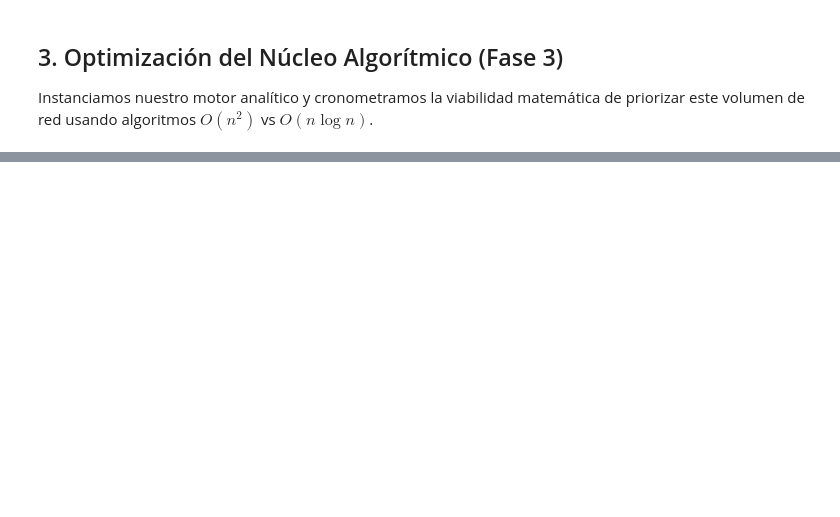
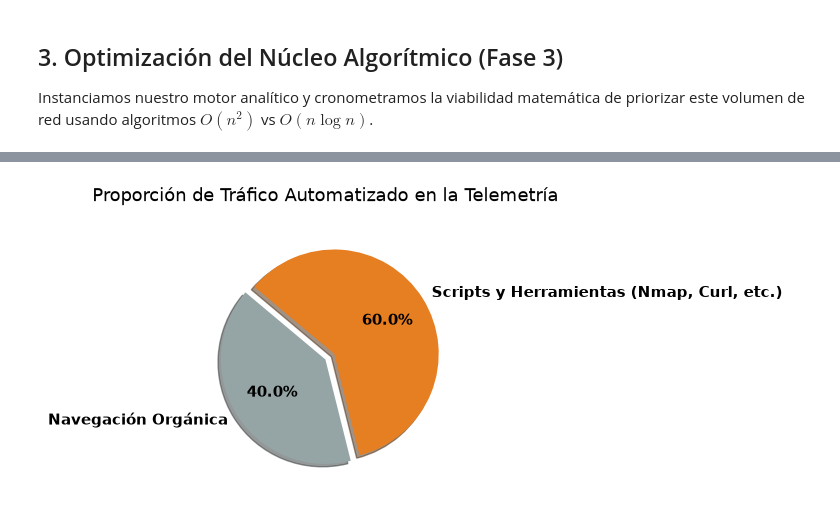
Before and after one commit to pnunezcarreno/proyecto-grupo10-mcdi500, a Jupyter notebook: F4/F4_Visualizacion.ipynb, the cells around one changed output, grey strips where cells are left out. Saved outputs shown, nothing was run; the diff lists cells and outputs as text; code cells hidden in the pictures; blank space fills up the shorter version.

```diff
--- a/F4/F4_Visualizacion.ipynb
+++ b/F4/F4_Visualizacion.ipynb
@@ -100,0 +177,20 @@ print("Pruebas completadas.")
+# %%
+# GRÁFICO 3: TRÁFICO AUTOMATIZADO (PIE CHART)
+automatizado = len(df_procesado[df_procesado['is_automated_ua'] == 1])
+organico = len(df_procesado[df_procesado['is_automated_ua'] == 0])
+
+etiquetas = ['Navegación Orgánica', 'Scripts y Herramientas (Nmap, Curl, etc.)']
+valores = [organico, automatizado]
+colores = ['#95a5a6', '#e67e22']
+explosion = (0, 0.1)  # Destacar el tráfico malicioso
+
+plt.figure(figsize=(7, 7))
+plt.pie(valores, explode=explosion, labels=etiquetas, colors=colores,
+        autopct='%1.1f%%', shadow=True, startangle=140,
+        textprops={'fontsize': 11, 'fontweight': 'bold'})
+
+plt.title('Proporción de Tráfico Automatizado en la Telemetría', fontsize=13, pad=20)
+plt.tight_layout()
+plt.show()
+# %% [output]
+[figure, added]
```
Also changed, not shown: parts of 10 cells of this notebook.
